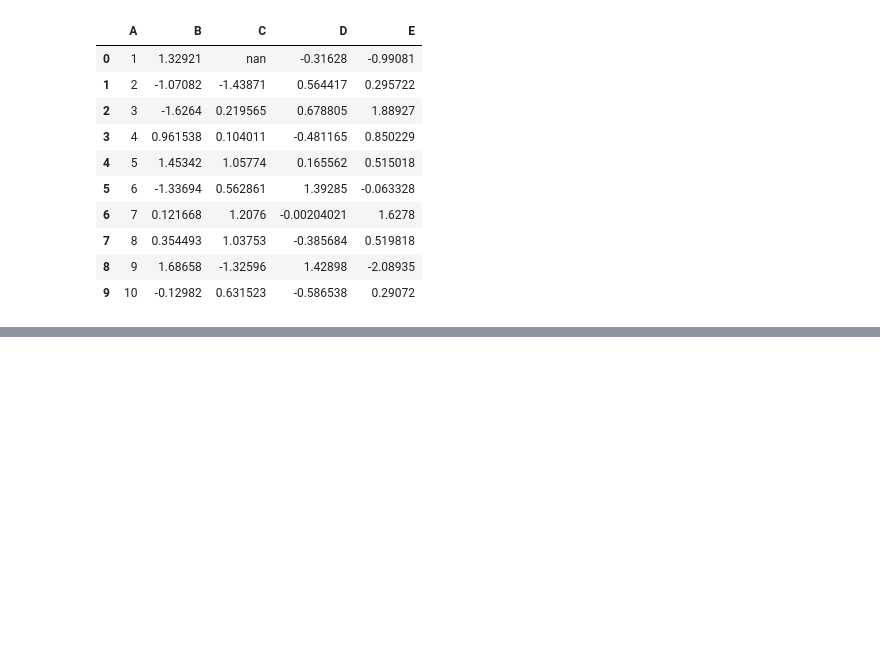
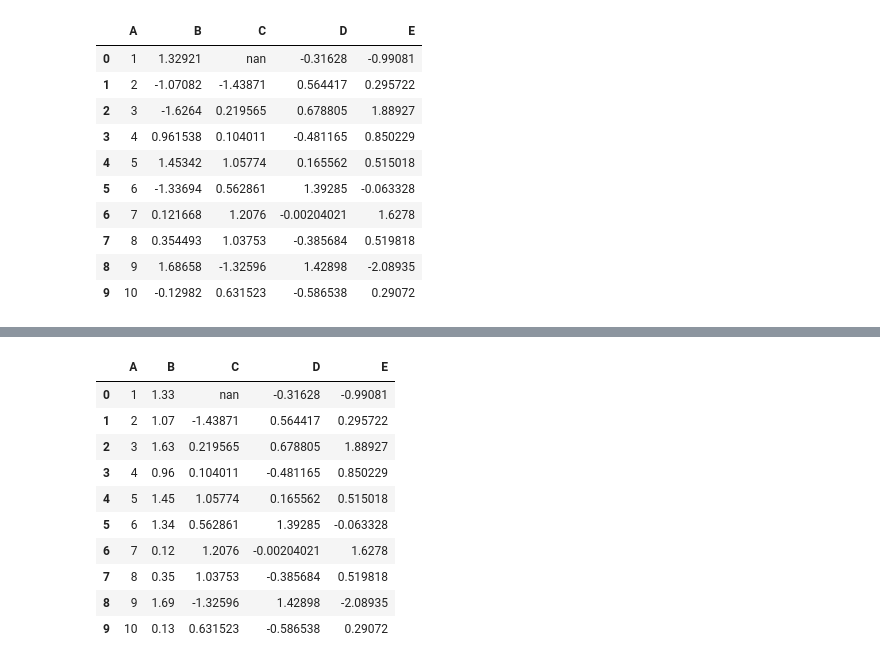
Before and after one commit to hceballos/Notebooks, a Jupyter notebook: DataFrame Estilos.ipynb, the cells around one changed output, grey strips where cells are left out. Cells and saved outputs as stored; diff of their text form; code cells hidden in the pictures; blank space fills up the shorter version.

```diff
--- a/DataFrame Estilos.ipynb
+++ b/DataFrame Estilos.ipynb
@@ -87,0 +190,16 @@ df.style.apply(highlight_max)
+# %%
+# utilizar un diccionario para un manejo mas flexible
+
+df.style.format({"B": lambda x: "{:.2f}".format(abs(x))})
+# %% [output]
+|  | A | B | C | D | E |
+| 0 | 1 | 1.33 | nan | -0.31628 | -0.99081 |
+| 1 | 2 | 1.07 | -1.43871 | 0.564417 | 0.295722 |
+| 2 | 3 | 1.63 | 0.219565 | 0.678805 | 1.88927 |
+| 3 | 4 | 0.96 | 0.104011 | -0.481165 | 0.850229 |
+| 4 | 5 | 1.45 | 1.05774 | 0.165562 | 0.515018 |
+| 5 | 6 | 1.34 | 0.562861 | 1.39285 | -0.063328 |
+| 6 | 7 | 0.12 | 1.2076 | -0.00204021 | 1.6278 |
+| 7 | 8 | 0.35 | 1.03753 | -0.385684 | 0.519818 |
+| 8 | 9 | 1.69 | -1.32596 | 1.42898 | -2.08935 |
+| 9 | 10 | 0.13 | 0.631523 | -0.586538 | 0.29072 |
```
Also changed, not shown: parts of 27 cells of this notebook.
